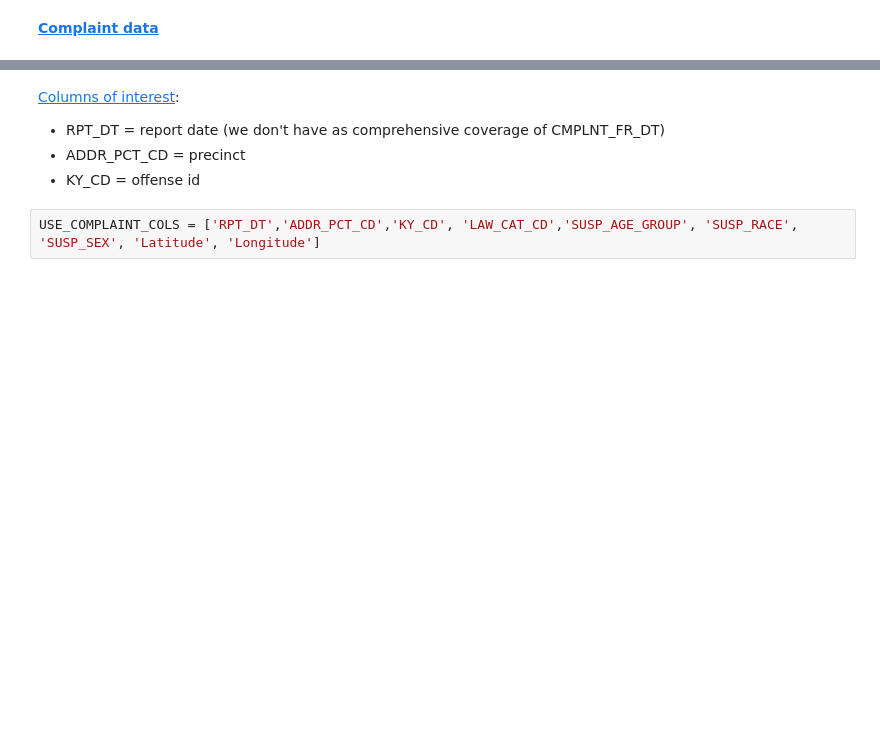
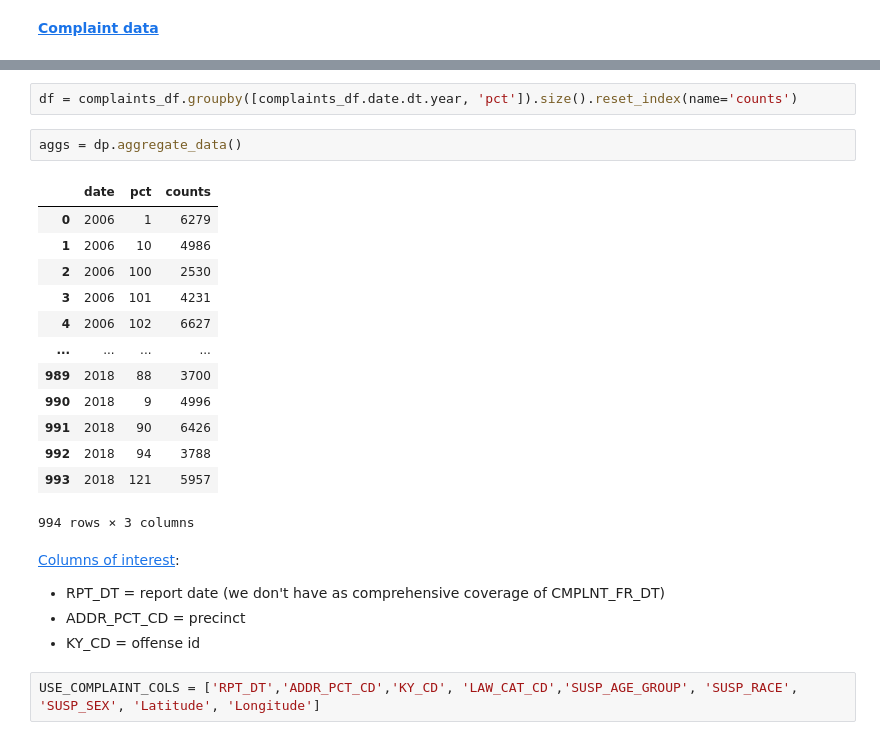
Before and after one commit to anilca-lab/FIS-Mod4-Project, a Jupyter notebook: brad_crime_data.ipynb, the cells around one changed output, grey strips where cells are left out. Cells and saved outputs as stored; diff of their text form; blank space fills up the shorter version.

```diff
--- a/brad_crime_data.ipynb
+++ b/brad_crime_data.ipynb
@@ -14,3 +23,21 @@ complaints_df = complaints_df.dropna(subset = ['CMPLNT_NUM', 'RPT_DT', 'ADDR_PCT
+# %%
+df = complaints_df.groupby([complaints_df.date.dt.year, 'pct']).size().reset_index(name='counts')
+# %%
+aggs = dp.aggregate_data()
+# %% [output]
+|  | date | pct | counts |
+| 0 | 2006 | 1 | 6279 |
+| 1 | 2006 | 10 | 4986 |
+| 2 | 2006 | 100 | 2530 |
+| 3 | 2006 | 101 | 4231 |
+| 4 | 2006 | 102 | 6627 |
+| ... | ... | ... | ... |
+| 989 | 2018 | 88 | 3700 |
+| 990 | 2018 | 9 | 4996 |
+| 991 | 2018 | 90 | 6426 |
+| 992 | 2018 | 94 | 3788 |
+| 993 | 2018 | 121 | 5957 |
+994 rows × 3 columns
 # %% [markdown]
 [Columns of interest](https://data.cityofnewyork.us/Public-Safety/NYPD-Complaint-Data-Historic/qgea-i56i):
 * RPT_DT = report date (we don't have as comprehensive coverage of CMPLNT_FR_DT)
```
Also changed, not shown: parts of 7 cells of this notebook, 6 other files.
